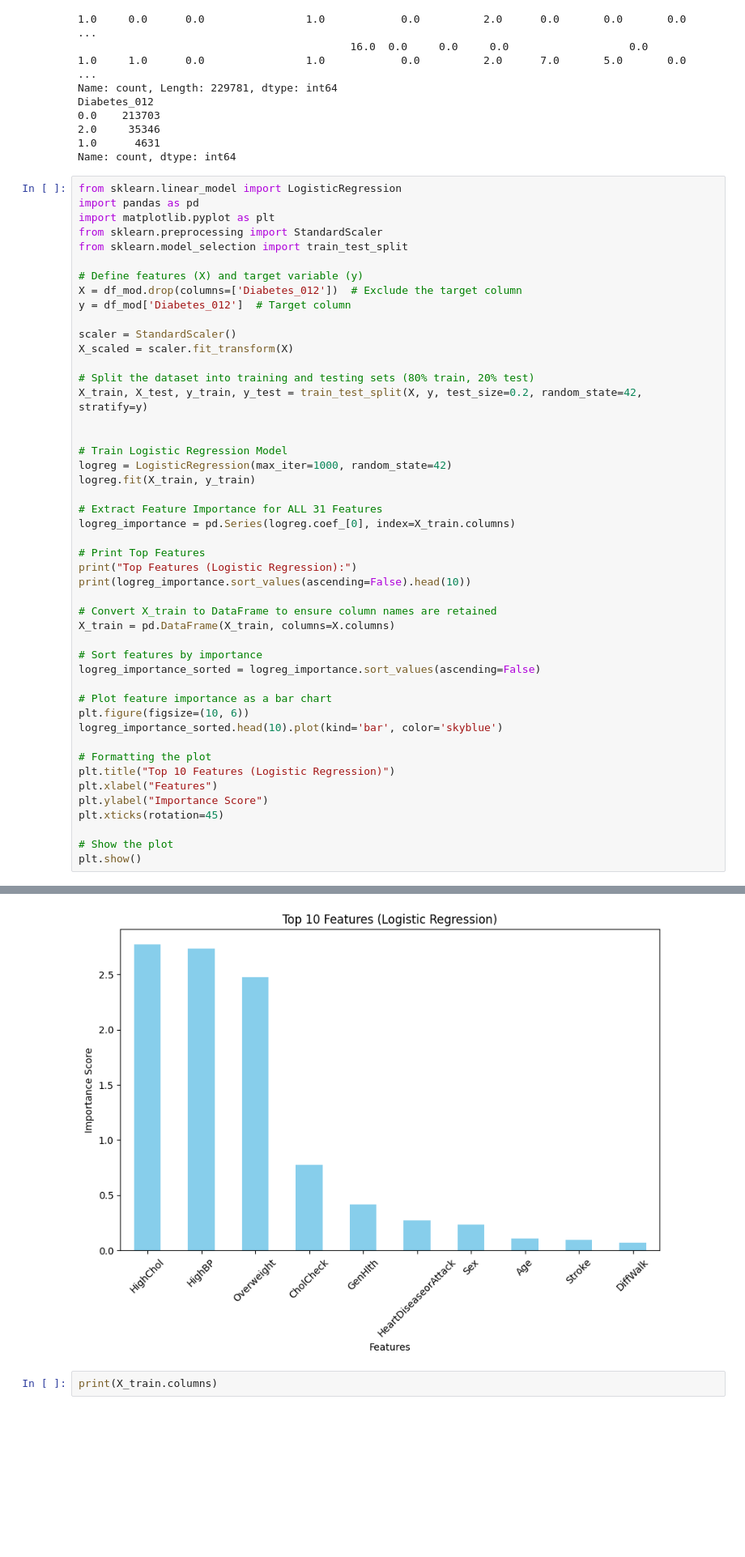
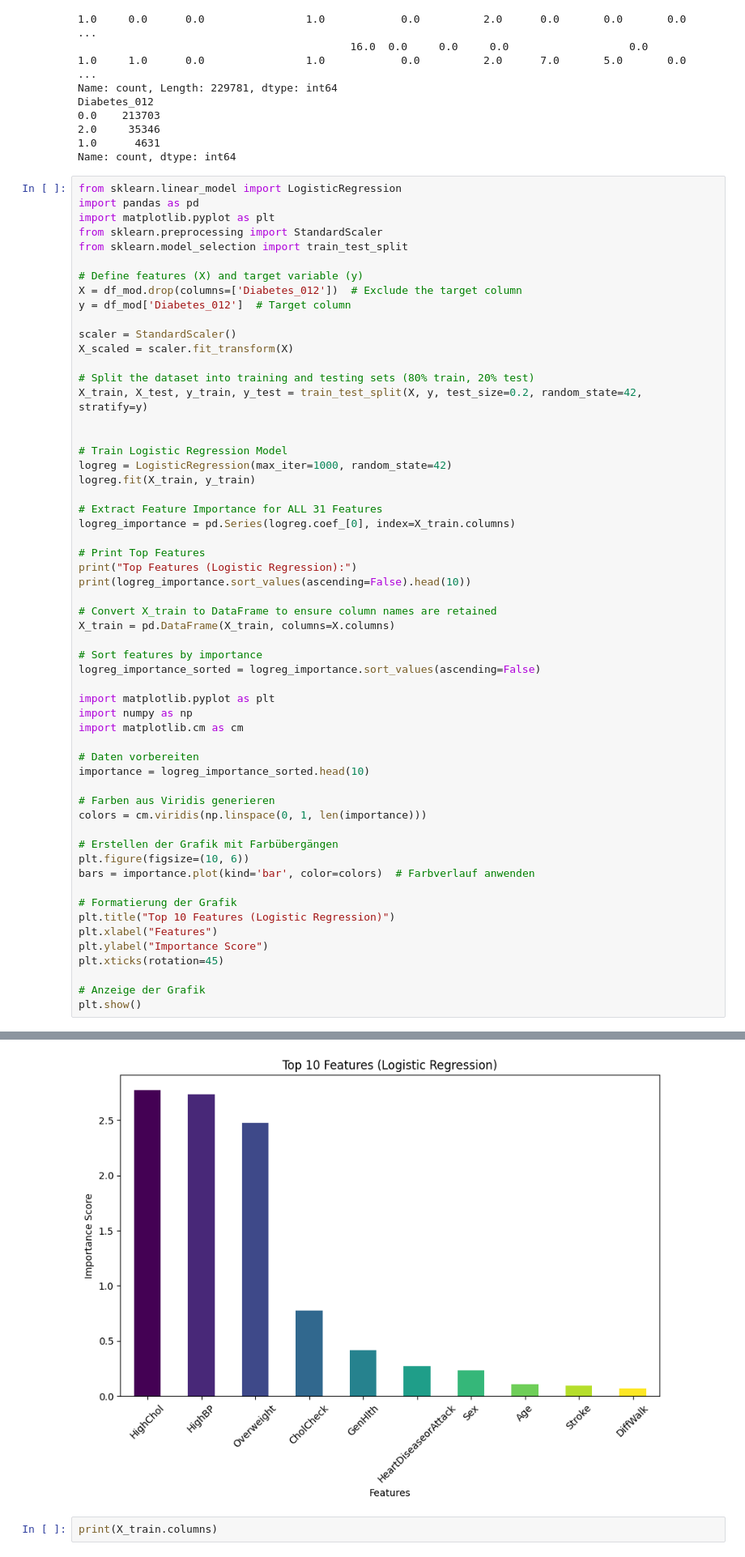
Before and after one commit to luiszanro/DIABETES, a Jupyter notebook: notebooks/diabetes_notebook_for_main_realtest_progress.ipynb, the cells around one changed output, grey strips where cells are left out. Shown: that part at 81% size. Saved outputs shown, nothing was run; the diff lists cells and outputs as text; blank space fills up the shorter version.

```diff
--- a/notebooks/diabetes_notebook_for_main_realtest_progress.ipynb
+++ b/notebooks/diabetes_notebook_for_main_realtest_progress.ipynb
@@ -240,38 +240,48 @@ logreg_importance = pd.Series(logreg.coef_[0], index=X_train.columns)
 print("Top Features (Logistic Regression):")
 print(logreg_importance.sort_values(ascending=False).head(10))
 
 # Convert X_train to DataFrame to ensure column names are retained
 X_train = pd.DataFrame(X_train, columns=X.columns)
 
 # Sort features by importance
 logreg_importance_sorted = logreg_importance.sort_values(ascending=False)
 
-# Plot feature importance as a bar chart
+import matplotlib.pyplot as plt
+import numpy as np
+import matplotlib.cm as cm
+
+# Daten vorbereiten
+importance = logreg_importance_sorted.head(10)
+
+# Farben aus Viridis generieren
+colors = cm.viridis(np.linspace(0, 1, len(importance)))
+
+# Erstellen der Grafik mit Farbübergängen
 plt.figure(figsize=(10, 6))
-logreg_importance_sorted.head(10).plot(kind='bar', color='skyblue')
+bars = importance.plot(kind='bar', color=colors)  # Farbverlauf anwenden
 
-# Formatting the plot
+# Formatierung der Grafik
 plt.title("Top 10 Features (Logistic Regression)")
 plt.xlabel("Features")
 plt.ylabel("Importance Score")
 plt.xticks(rotation=45)
 
-# Show the plot
+# Anzeige der Grafik
 plt.show()
 # %% [output]
 Top Features (Logistic Regression):
 HighChol                2.770361
 HighBP                  2.732362
 Overweight              2.473596
 CholCheck               0.774252
 GenHlth                 0.414092
 HeartDiseaseorAttack    0.273368
 Sex                     0.233851
 Age                     0.107311
 Stroke                  0.096647
 DiffWalk                0.073905
 dtype: float64
-[figure, old version]
+[figure, new version]
 # %%
 print(X_train.columns)
 # %% [output]
```
Also changed, not shown: parts of 4 cells of this notebook, 10 other files.
